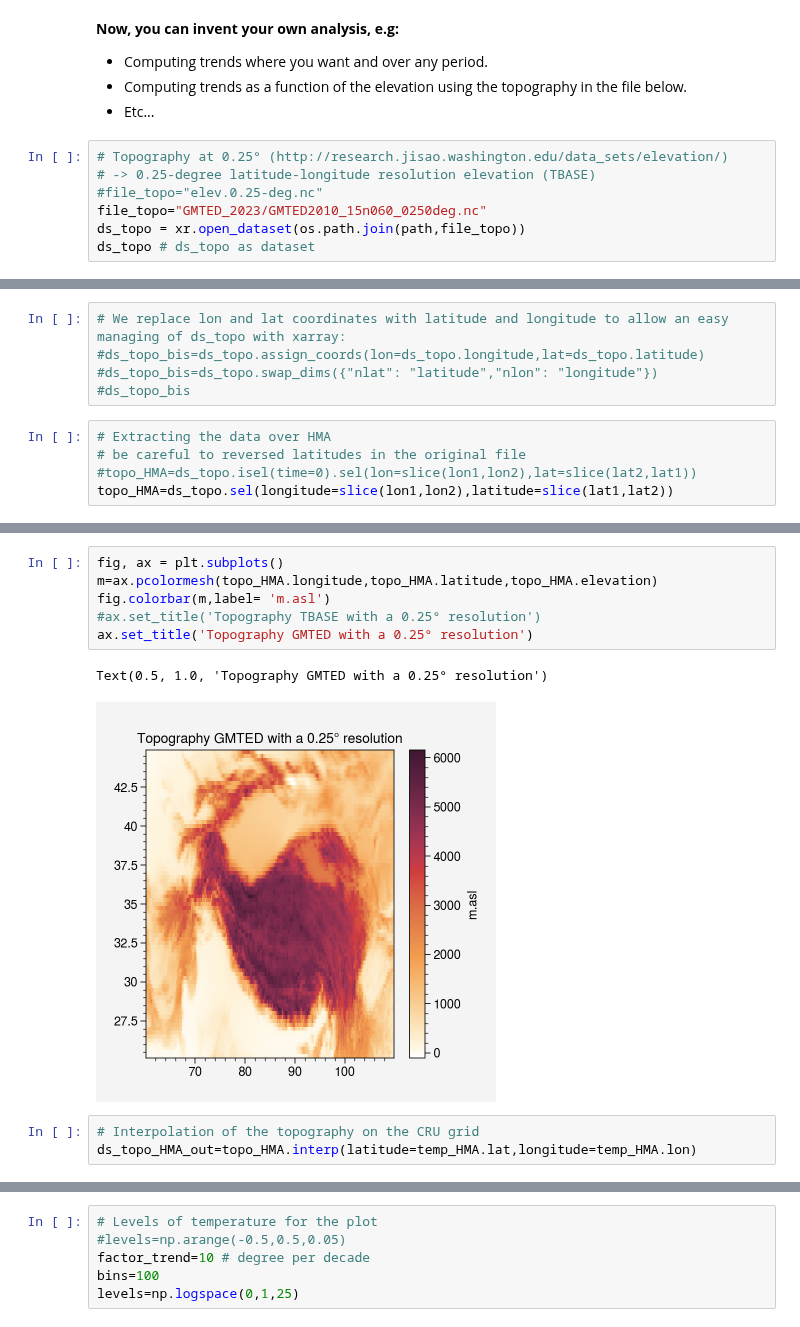
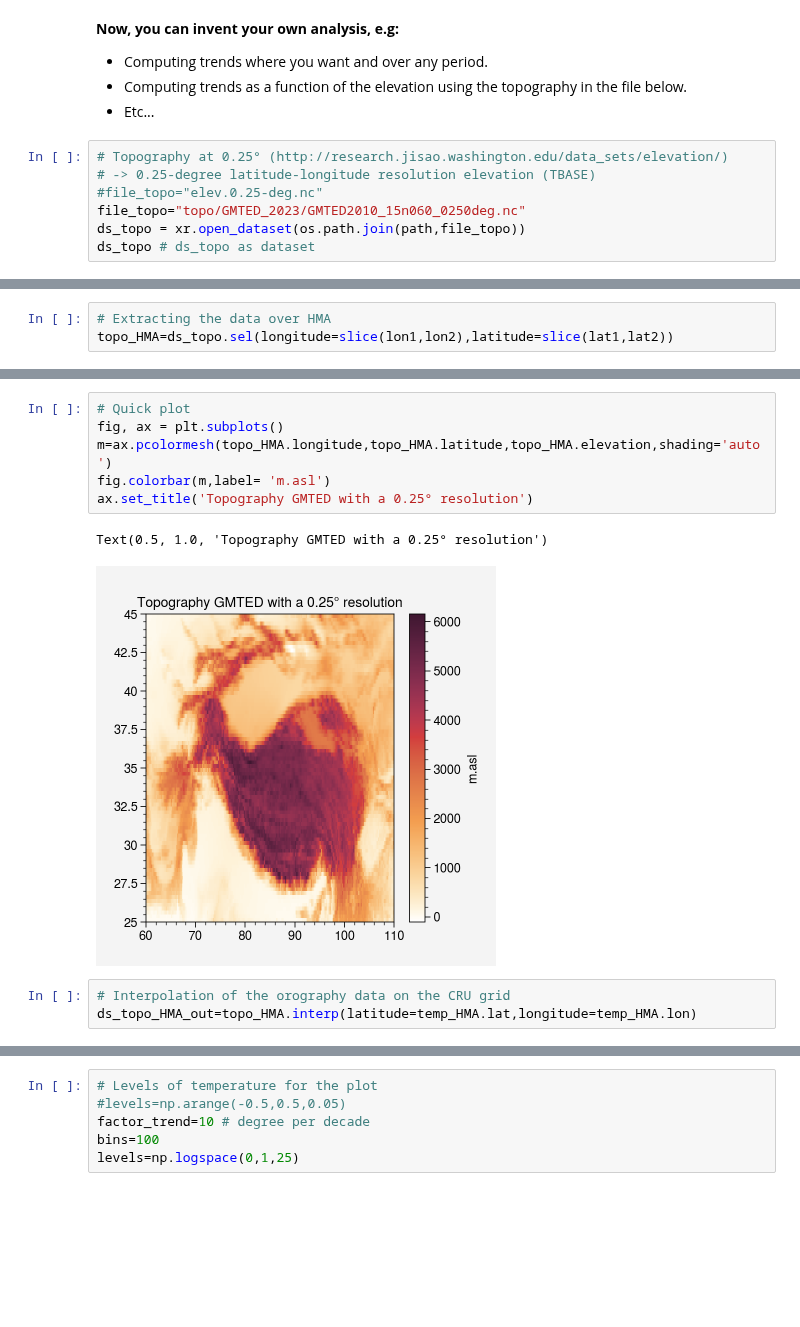
Before and after one commit to mmenegoz/climate_HMA_course, a Jupyter notebook: HMA_climate_trends_CRU.ipynb, the cells around one changed output, grey strips where cells are left out. Drawn from its saved outputs; the diff is of its cells as text; blank space fills up the shorter version.

```diff
--- a/HMA_climate_trends_CRU.ipynb
+++ b/HMA_climate_trends_CRU.ipynb
@@ -330,7 +323,7 @@ ax=GeoAxesSubplot(index=(3, 3), number=4, backend='cartopy')
 # Topography at 0.25° (http://research.jisao.washington.edu/data_sets/elevation/)
 # -> 0.25-degree latitude-longitude resolution elevation (TBASE)
 #file_topo="elev.0.25-deg.nc"
-file_topo="GMTED_2023/GMTED2010_15n060_0250deg.nc"
+file_topo="topo/GMTED_2023/GMTED2010_15n060_0250deg.nc"
 ds_topo = xr.open_dataset(os.path.join(path,file_topo))
 ds_topo # ds_topo as dataset
 # %% [output]
@@ -351,15 +344,8 @@ Data variables:
     gmted2010_citation_url:     http://pubs.usgs.gov/of/2011/1073/pdf/of2011-...
     gmted2010_viewer_url:       http://topotools.cr.usgs.gov/gmted_viewer/
     creation_date:              2022-03-08
-# %%
-# We replace lon and lat coordinates with latitude and longitude to allow an easy managing of ds_topo with xarray:
-#ds_topo_bis=ds_topo.assign_coords(lon=ds_topo.longitude,lat=ds_topo.latitude)
-#ds_topo_bis=ds_topo.swap_dims({"nlat": "latitude","nlon": "longitude"})
-#ds_topo_bis
 # %%
 # Extracting the data over HMA
-# be careful to reversed latitudes in the original file
-#topo_HMA=ds_topo.isel(time=0).sel(lon=slice(lon1,lon2),lat=slice(lat2,lat1))
 topo_HMA=ds_topo.sel(longitude=slice(lon1,lon2),latitude=slice(lat1,lat2))
 # %%
 topo_HMA
@@ -382,15 +368,15 @@ Data variables:
     gmted2010_viewer_url:       http://topotools.cr.usgs.gov/gmted_viewer/
     creation_date:              2022-03-08
 # %%
+# Quick plot
 fig, ax = plt.subplots()
-m=ax.pcolormesh(topo_HMA.longitude,topo_HMA.latitude,topo_HMA.elevation)
+m=ax.pcolormesh(topo_HMA.longitude,topo_HMA.latitude,topo_HMA.elevation,shading='auto')
 fig.colorbar(m,label= 'm.asl')
-#ax.set_title('Topography TBASE with a 0.25° resolution')
 ax.set_title('Topography GMTED with a 0.25° resolution')
 # %% [output]
 Text(0.5, 1.0, 'Topography GMTED with a 0.25° resolution')
-[figure, old version]
+[figure, new version]
 # %%
-# Interpolation of the topography on the CRU grid
+# Interpolation of the orography data on the CRU grid
 ds_topo_HMA_out=topo_HMA.interp(latitude=temp_HMA.lat,longitude=temp_HMA.lon)
 # %%
```
Also changed, not shown: parts of 17 cells of this notebook, 1 other file.
